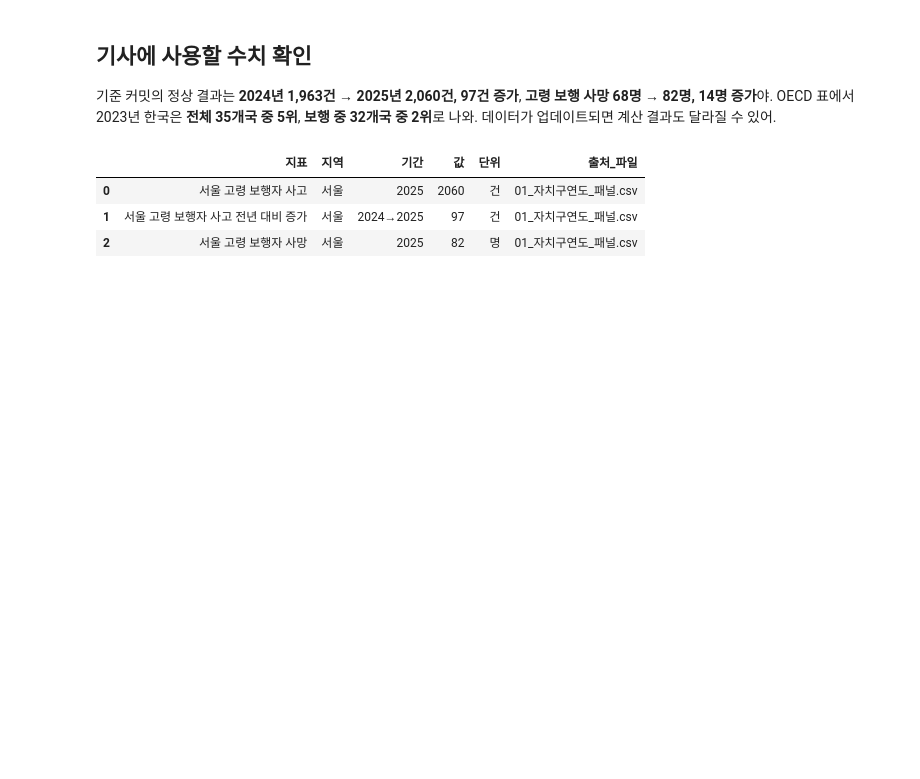
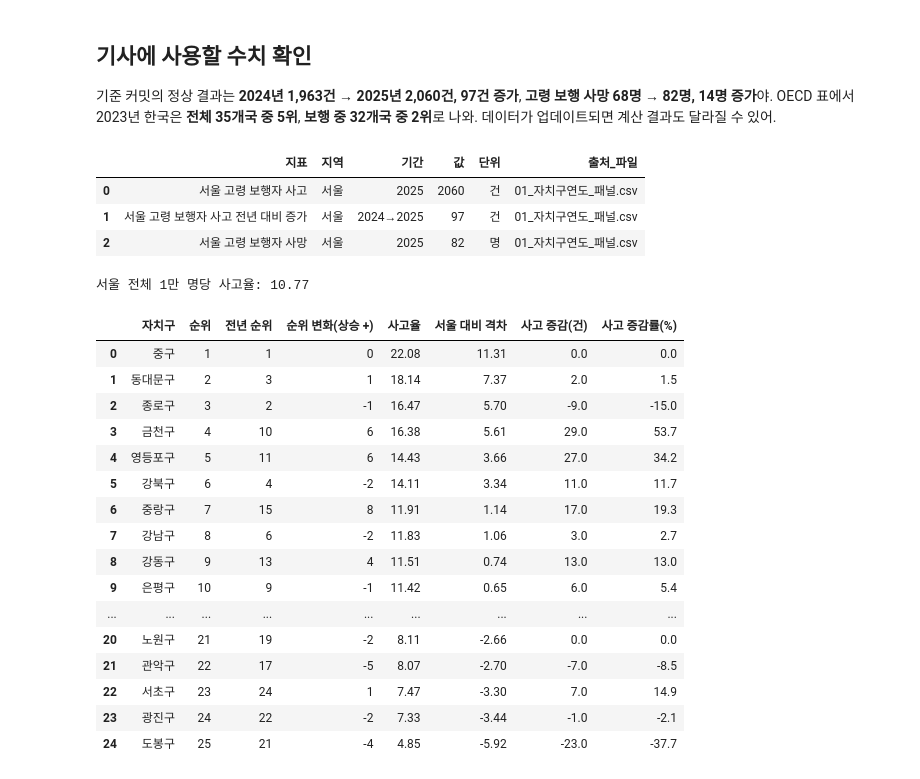
Before and after one commit to csycmr/team_traffic_live, a Jupyter notebook: seoul_traffic_preprocessing.ipynb, the cells around one changed output. Saved outputs shown, nothing was run; the diff lists cells and outputs as text; code cells hidden in the pictures; blank space fills up the shorter version.

```diff
--- a/seoul_traffic_preprocessing.ipynb
+++ b/seoul_traffic_preprocessing.ipynb
@@ -199,3 +199,59 @@ display(facts)
 | 0 | 서울 고령 보행자 사고 | 서울 | 2025 | 2060 | 건 | 01_자치구연도_패널.csv |
 | 1 | 서울 고령 보행자 사고 전년 대비 증가 | 서울 | 2024→2025 | 97 | 건 | 01_자치구연도_패널.csv |
 | 2 | 서울 고령 보행자 사망 | 서울 | 2025 | 82 | 명 | 01_자치구연도_패널.csv |
+# %%
+import pandas as pd
+from pathlib import Path
+
+ROOT = Path.cwd()  # 프로젝트 루트. 아니면 Path(r"C:\workspace_3\team1_traffic_live")
+YEAR = 2025
+
+panel = pd.read_csv(ROOT / "data" / "01_자치구연도_패널.csv", encoding="utf-8-sig")
+
+def by_year(year):
+    d = panel[panel["사고연도"] == year].set_index("자치구명")
+    assert len(d) == 25, f"{year}년 자치구가 25개가 아니야: {len(d)}"
+    return d
+
+cur, prev = by_year(YEAR), by_year(YEAR - 1).loc[by_year(YEAR).index]
+
+rate = cur["고령보행자_사고건수"] / cur["고령인구"] * 10000
+prev_rate = prev["고령보행자_사고건수"] / prev["고령인구"] * 10000
+seoul_rate = cur["고령보행자_사고건수"].sum() / cur["고령인구"].sum() * 10000
+
+rank = rate.rank(ascending=False, method="min").astype(int)
+prev_rank = prev_rate.rank(ascending=False, method="min").astype(int)
+change = cur["고령보행자_사고건수"] - prev["고령보행자_사고건수"]
+
+table = pd.DataFrame({
+    "자치구": cur.index,
+    "순위": rank.values,
+    "전년 순위": prev_rank.values,
+    "순위 변화(상승 +)": (prev_rank - rank).values,
+    "사고율": rate.round(2).values,
+    "서울 대비 격차": (rate - seoul_rate).round(2).values,
+    "사고 증감(건)": change.values,
+    "사고 증감률(%)": (change / prev["고령보행자_사고건수"] * 100).round(1).values,
+}).sort_values(["순위", "자치구"]).reset_index(drop=True)
+
+print(f"서울 전체 1만 명당 사고율: {seoul_rate:.2f}")
+table
+# %% [output]
+서울 전체 1만 명당 사고율: 10.77
+|  | 자치구 | 순위 | 전년 순위 | 순위 변화(상승 +) | 사고율 | 서울 대비 격차 | 사고 증감(건) | 사고 증감률(%) |
+| 0 | 중구 | 1 | 1 | 0 | 22.08 | 11.31 | 0.0 | 0.0 |
+| 1 | 동대문구 | 2 | 3 | 1 | 18.14 | 7.37 | 2.0 | 1.5 |
+| 2 | 종로구 | 3 | 2 | -1 | 16.47 | 5.70 | -9.0 | -15.0 |
+| 3 | 금천구 | 4 | 10 | 6 | 16.38 | 5.61 | 29.0 | 53.7 |
+| 4 | 영등포구 | 5 | 11 | 6 | 14.43 | 3.66 | 27.0 | 34.2 |
+| 5 | 강북구 | 6 | 4 | -2 | 14.11 | 3.34 | 11.0 | 11.7 |
+| 6 | 중랑구 | 7 | 15 | 8 | 11.91 | 1.14 | 17.0 | 19.3 |
+| 7 | 강남구 | 8 | 6 | -2 | 11.83 | 1.06 | 3.0 | 2.7 |
+| 8 | 강동구 | 9 | 13 | 4 | 11.51 | 0.74 | 13.0 | 13.0 |
+| 9 | 은평구 | 10 | 9 | -1 | 11.42 | 0.65 | 6.0 | 5.4 |
+| ... | ... | ... | ... | ... | ... | ... | ... | ... |
+| 20 | 노원구 | 21 | 19 | -2 | 8.11 | -2.66 | 0.0 | 0.0 |
+| 21 | 관악구 | 22 | 17 | -5 | 8.07 | -2.70 | -7.0 | -8.5 |
+| 22 | 서초구 | 23 | 24 | 1 | 7.47 | -3.30 | 7.0 | 14.9 |
+| 23 | 광진구 | 24 | 22 | -2 | 7.33 | -3.44 | -1.0 | -2.1 |
+| 24 | 도봉구 | 25 | 21 | -4 | 4.85 | -5.92 | -23.0 | -37.7 |
```
Also changed, not shown: 18 other files.
